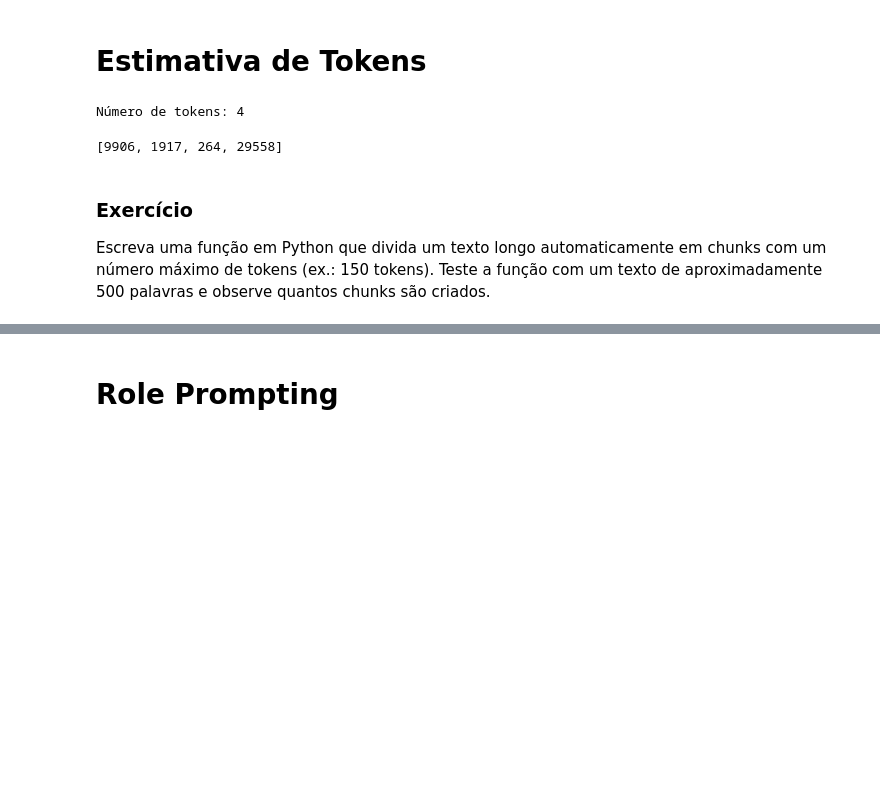
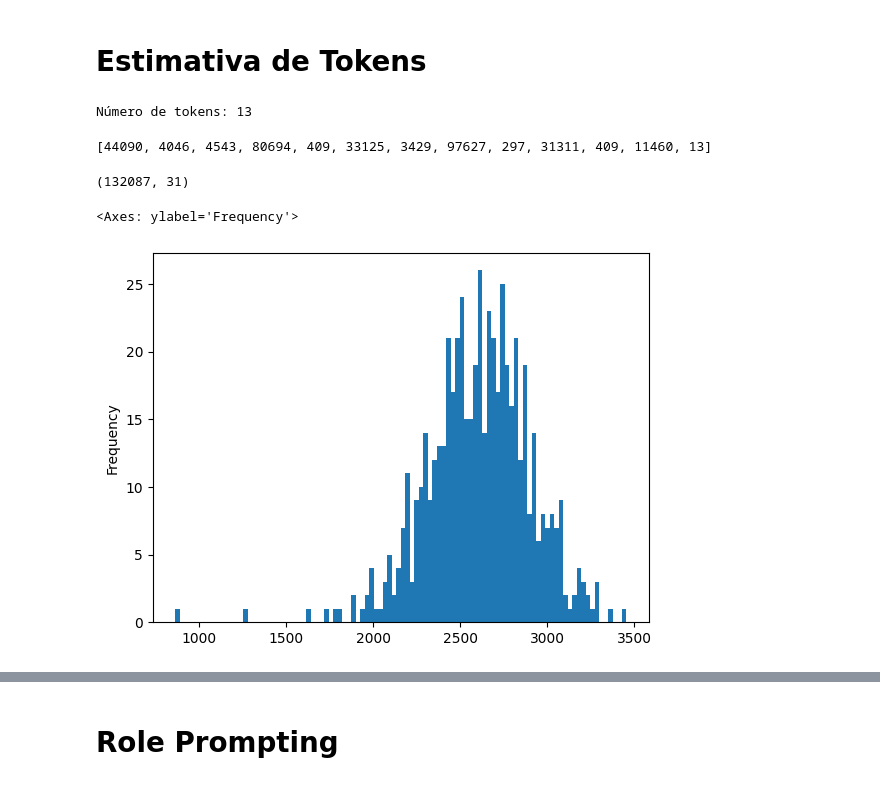
Before and after one commit to tciodaro/eng_prompt, a Jupyter notebook: notebook/Competência 02 - Texto com LLM.ipynb, the cells around one changed output, grey strips where cells are left out. Cells and saved outputs as stored; diff of their text form; code cells hidden in the pictures; blank space fills up the shorter version.

```diff
--- a/notebook/Competência 02 - Texto com LLM.ipynb
+++ b/notebook/Competência 02 - Texto com LLM.ipynb
@@ -480,19 +594,27 @@ import tiktoken
 # Função para estimar número de tokens
 def estimar_tokens(texto):
     encoder = tiktoken.get_encoding("cl100k_base")  # Exemplo de codificação
+    # encoder = tiktoken.get_encoding("gpt-4o")  # Exemplo de codificação
     tokens = encoder.encode(texto)
     return tokens
 
 # Exemplo de uso
 texto = "Este é um exemplo de texto para calcular o número de tokens."
-texto = "Hello world aaaaa"
+# texto = "Hello world aaaaa"
 tokens = estimar_tokens(texto)
 print(f"Número de tokens: {len(tokens)}")
 tokens
 # %% [output]
-Número de tokens: 4
+Número de tokens: 13
-[9906, 1917, 264, 29558]
+[44090, 4046, 4543, 80694, 409, 33125, 3429, 97627, 297, 31311, 409, 11460, 13]
-# %% [markdown]
-### Exercício
-
-Escreva uma função em Python que divida um texto longo automaticamente em chunks com um número máximo de tokens (ex.: 150 tokens). Teste a função com um texto de aproximadamente 500 palavras e observe quantos chunks são criados.
+# %%
+X = data.dropna(subset='normalized_text').copy()
+X['n_tokens'] = X.normalized_text.fillna('').apply(lambda x: len(estimar_tokens(x)))
+X.shape
+# %% [output]
+(132087, 31)
+# %%
+X.groupby('episode_id').n_tokens.sum().plot.hist(bins=100)
+# %% [output]
+<Axes: ylabel='Frequency'>
+[figure, added]
```
Also changed, not shown: parts of 18 cells of this notebook.
